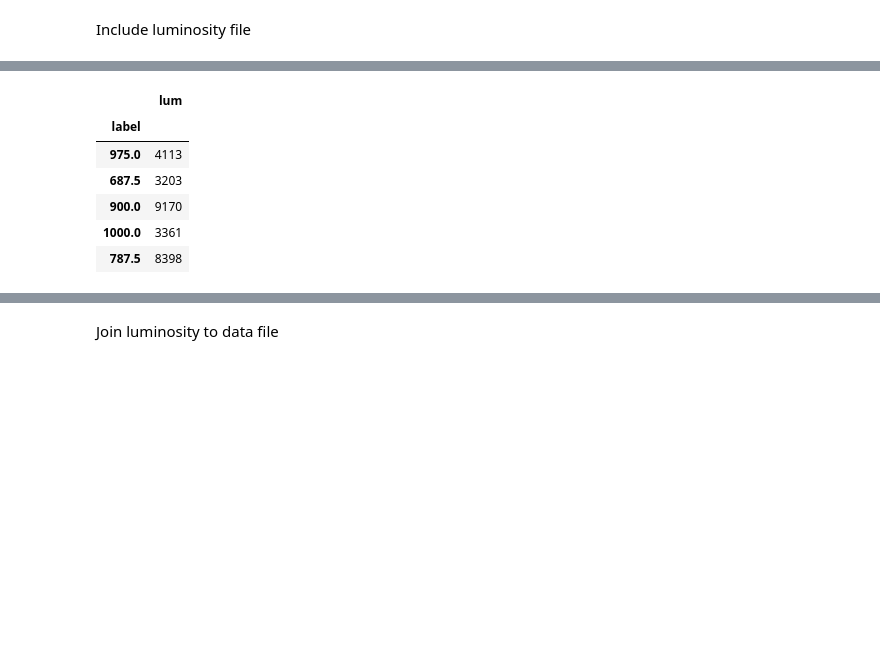
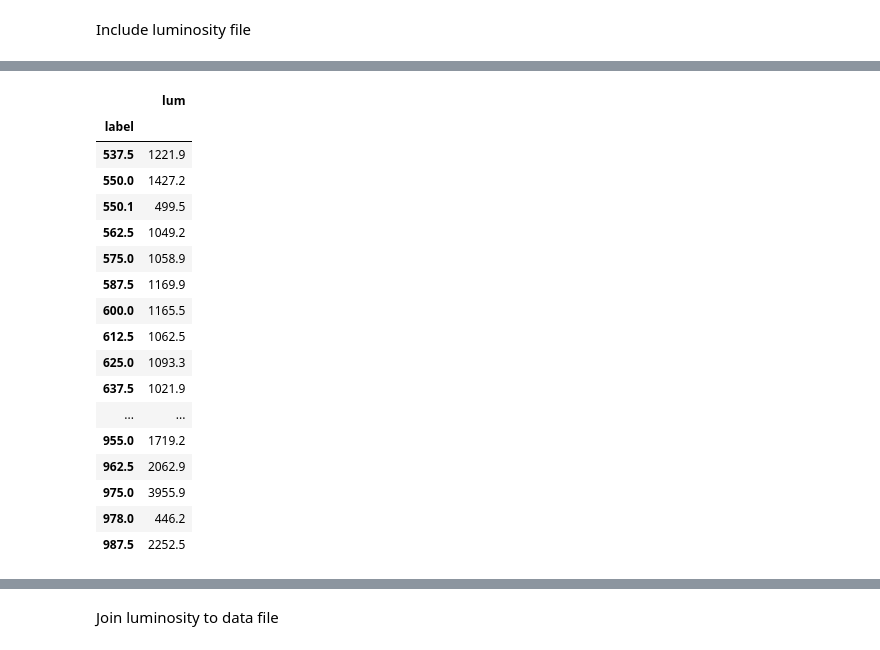
Before and after one commit to nikita-p/research, a Jupyter notebook: uproot/Analysis.ipynb, the cells around one changed output, grey strips where cells are left out. Drawn from its saved outputs; the diff is of its cells as text; code cells hidden in the pictures; blank space fills up the shorter version.

```diff
--- a/uproot/Analysis.ipynb
+++ b/uproot/Analysis.ipynb
@@ -8,7 +8,7 @@ import seaborn as sns
 # %%
 sns.set(rc={'figure.figsize':(11.7,8.27)})
 # %%
-year = 'model'
+year = '19'
 # %% [markdown]
 Open data files and transform them into pandas dataframe
 # %%
@@ -32,4 +32,6 @@ data.drop(['label', 'proc'], axis=1, inplace=True)
 # %% [markdown]
 Include luminosity file
 # %%
-lum = pd.read_csv('../inputs/'+year+'/lum', header=None, names=['label', 'lum'], index_col=['label'])
+lum = pd.read_csv('../inputs/'+year+'/lum', header=None, names=['label', 'lum'])
+# %%
+lum = lum.drop_duplicates(subset=['label'])
@@ -46,10 +65,21 @@ data.head()
 # %%
-lum.head()
+lum.sort_index()
 # %% [output]
 |  | lum |
 | label |  |
-| 975.0 | 4113 |
-| 687.5 | 3203 |
-| 900.0 | 9170 |
-| 1000.0 | 3361 |
-| 787.5 | 8398 |
+| 537.5 | 1221.9 |
+| 550.0 | 1427.2 |
+| 550.1 | 499.5 |
+| 562.5 | 1049.2 |
+| 575.0 | 1058.9 |
+| 587.5 | 1169.9 |
+| 600.0 | 1165.5 |
+| 612.5 | 1062.5 |
+| 625.0 | 1093.3 |
+| 637.5 | 1021.9 |
+| ... | ... |
+| 955.0 | 1719.2 |
+| 962.5 | 2062.9 |
+| 975.0 | 3955.9 |
+| 978.0 | 446.2 |
+| 987.5 | 2252.5 |
```
Also changed, not shown: parts of 34 cells of this notebook, 13 other files.
